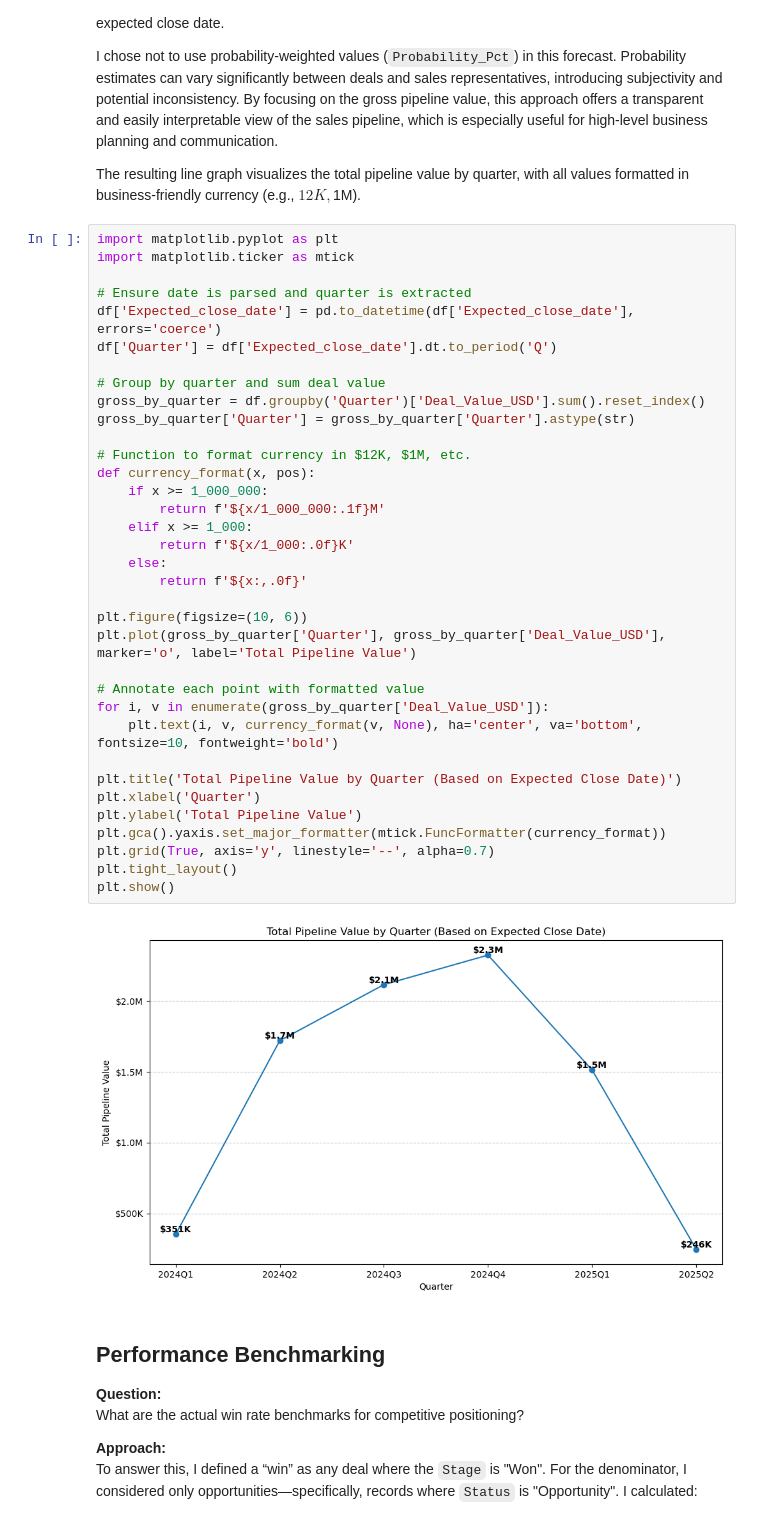
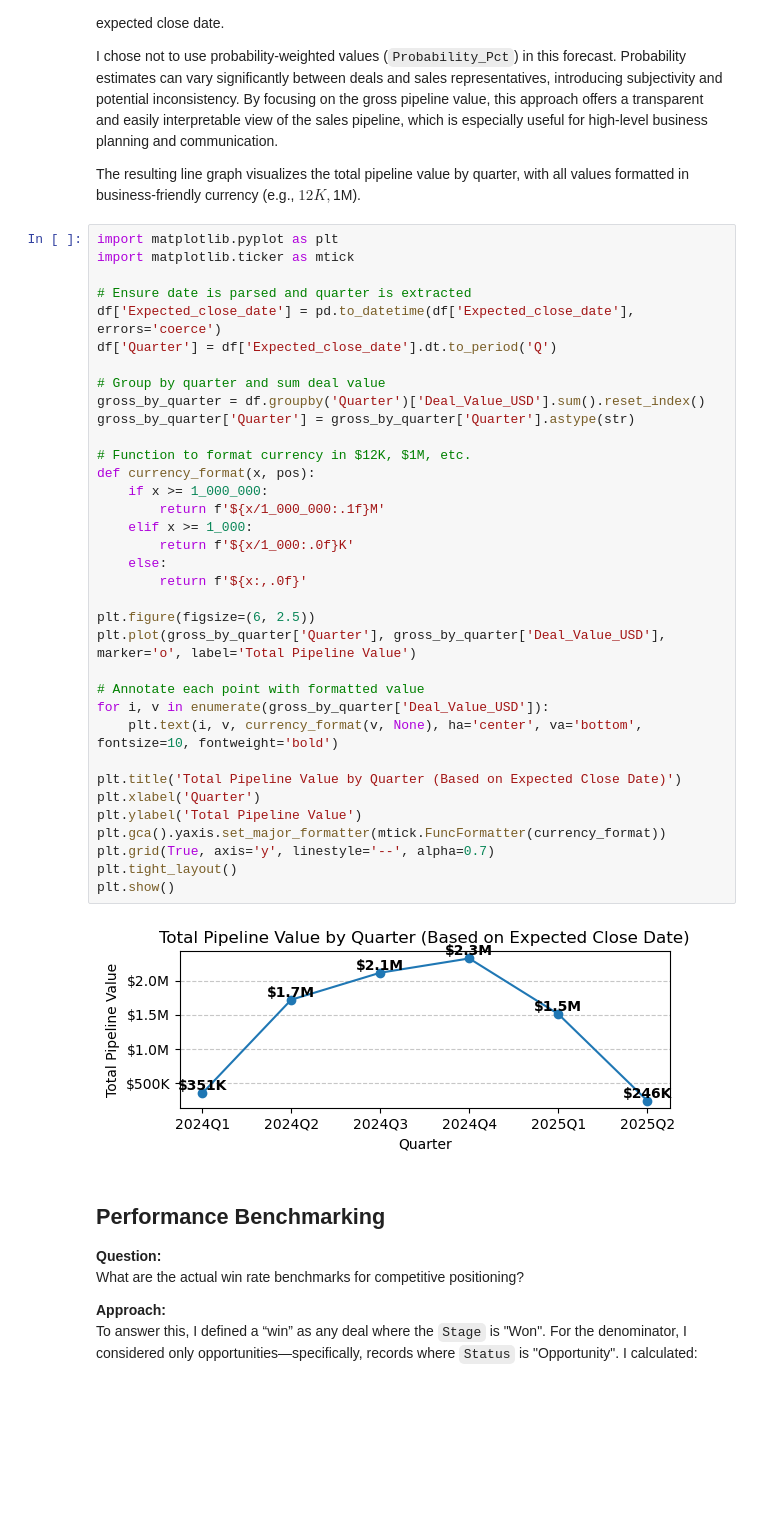
Before and after one commit to FarooqSyed0/CRM_Sales_Pipeline, a Jupyter notebook: src/impact_questions.ipynb, the cells around one changed output. Drawn from its saved outputs; the diff is of its cells as text; blank space fills up the shorter version.

```diff
--- a/src/impact_questions.ipynb
+++ b/src/impact_questions.ipynb
@@ -102,35 +102,35 @@ import matplotlib.ticker as mtick
 df['Expected_close_date'] = pd.to_datetime(df['Expected_close_date'], errors='coerce')
 df['Quarter'] = df['Expected_close_date'].dt.to_period('Q')
 
 # Group by quarter and sum deal value
 gross_by_quarter = df.groupby('Quarter')['Deal_Value_USD'].sum().reset_index()
 gross_by_quarter['Quarter'] = gross_by_quarter['Quarter'].astype(str)
 
 # Function to format currency in $12K, $1M, etc.
 def currency_format(x, pos):
     if x >= 1_000_000:
         return f'${x/1_000_000:.1f}M'
     elif x >= 1_000:
         return f'${x/1_000:.0f}K'
     else:
         return f'${x:,.0f}'
 
-plt.figure(figsize=(10, 6))
+plt.figure(figsize=(6, 2.5))
 plt.plot(gross_by_quarter['Quarter'], gross_by_quarter['Deal_Value_USD'], marker='o', label='Total Pipeline Value')
 
 # Annotate each point with formatted value
 for i, v in enumerate(gross_by_quarter['Deal_Value_USD']):
     plt.text(i, v, currency_format(v, None), ha='center', va='bottom', fontsize=10, fontweight='bold')
 
 plt.title('Total Pipeline Value by Quarter (Based on Expected Close Date)')
 plt.xlabel('Quarter')
 plt.ylabel('Total Pipeline Value')
 plt.gca().yaxis.set_major_formatter(mtick.FuncFormatter(currency_format))
 plt.grid(True, axis='y', linestyle='--', alpha=0.7)
 plt.tight_layout()
 plt.show()
 # %% [output]
-[figure, old version]
+[figure, new version]
 # %% [markdown]
 ## Performance Benchmarking
 
```
Also changed, not shown: parts of 1 cell of this notebook.
